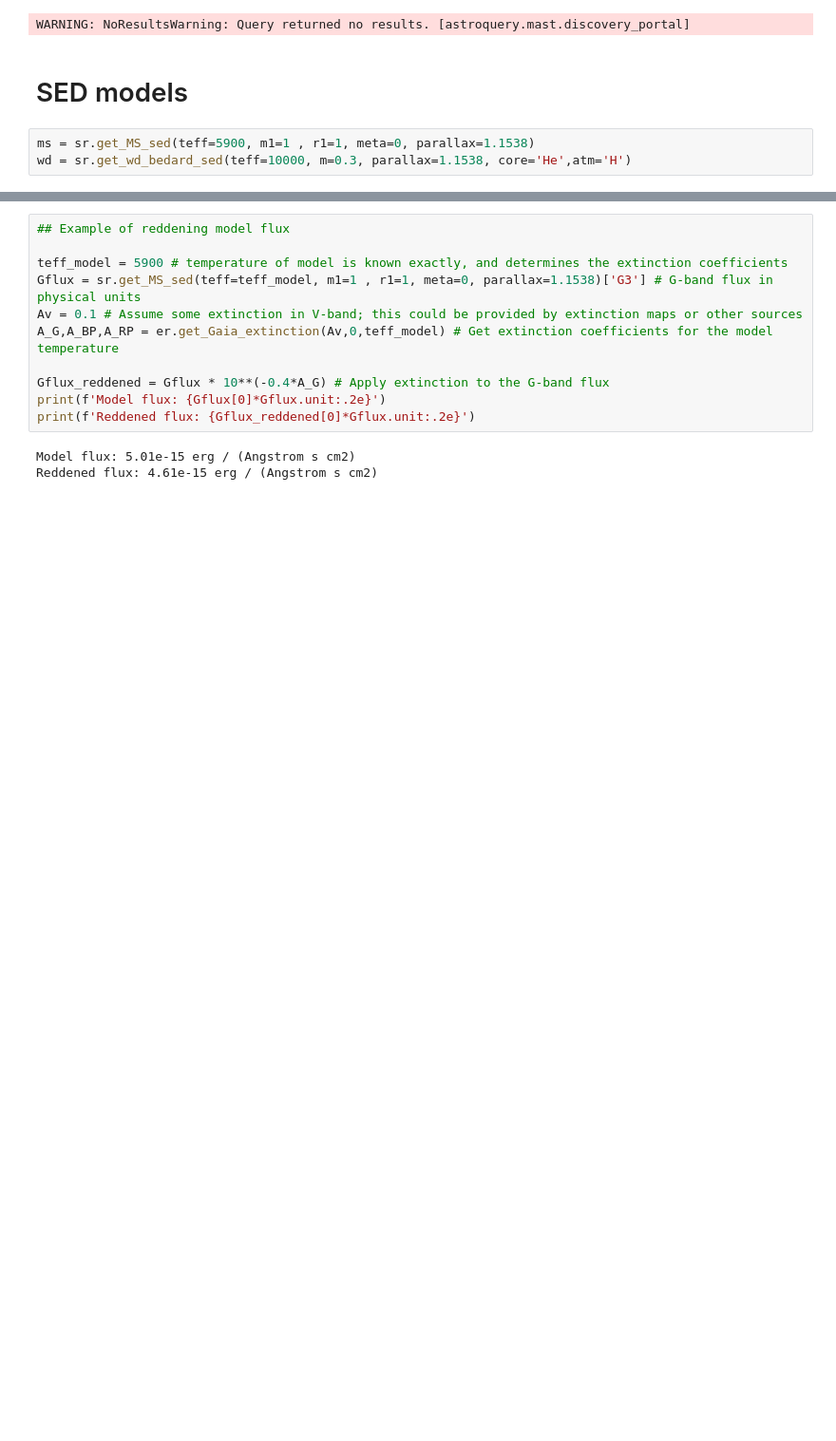
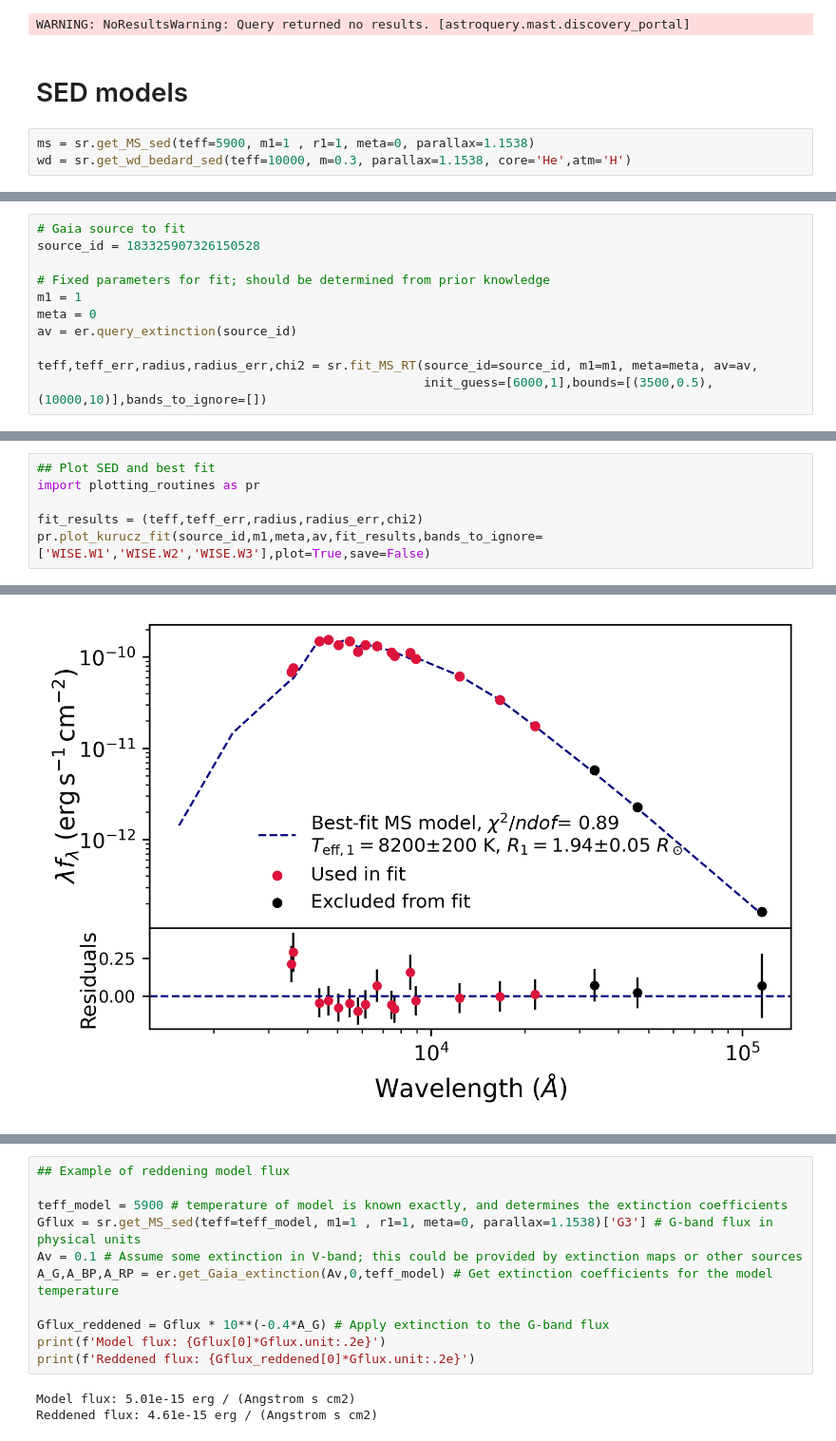
Before and after one commit to orenir49/SED_WIS, a Jupyter notebook: example.ipynb, the cells around one changed output, grey strips where cells are left out. Shown at 95% size. Cells and saved outputs as stored; diff of their text form; blank space fills up the shorter version.

Commit message:
SED fit to MS model added: see example notebook. Plotting routines added. Extinction query added.

```diff
--- a/example.ipynb
+++ b/example.ipynb
@@ -30,0 +33,11 @@ wd = sr.get_wd_bedard_sed(teff=10000, m=0.3, parallax=1.1538, core='He',atm='H')
+# %%
+# Gaia source to fit
+source_id = 183325907326150528
+
+# Fixed parameters for fit; should be determined from prior knowledge
+m1 = 1
+meta = 0
+av = er.query_extinction(source_id)
+
+teff,teff_err,radius,radius_err,chi2 = sr.fit_MS_RT(source_id=source_id, m1=m1, meta=meta, av=av,
+                                                    init_guess=[6000,1],bounds=[(3500,0.5),(10000,10)],bands_to_ignore=[])
@@ -30,0 +46,7 @@ wd = sr.get_wd_bedard_sed(teff=10000, m=0.3, parallax=1.1538, core='He',atm='H')
+# %%
+## Plot SED and best fit
+import plotting_routines as pr
+
+fit_results = (teff,teff_err,radius,radius_err,chi2)
+pr.plot_kurucz_fit(source_id,m1,meta,av,fit_results,bands_to_ignore=['WISE.W1','WISE.W2','WISE.W3'],plot=True,save=False)
+# %% [output]
@@ -31,3 +54,4 @@ wd = sr.get_wd_bedard_sed(teff=10000, m=0.3, parallax=1.1538, core='He',atm='H')
+[figure, added]
 # %% [markdown]
 # Applying extinction to model flux OR color-magnitude
 * Typically, the extinction is given in the Johnson V-band: $A_V$.
```
Also changed, not shown: parts of 6 cells of this notebook, 4 other files.
